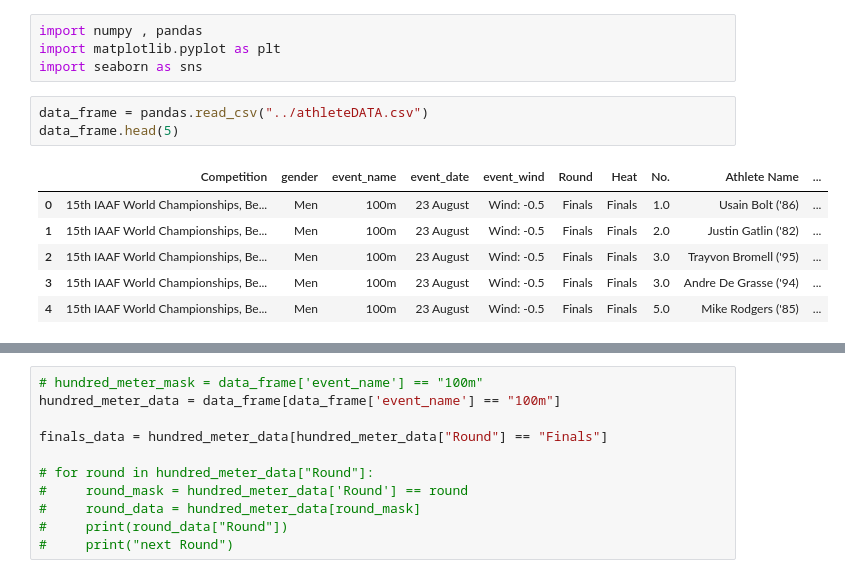
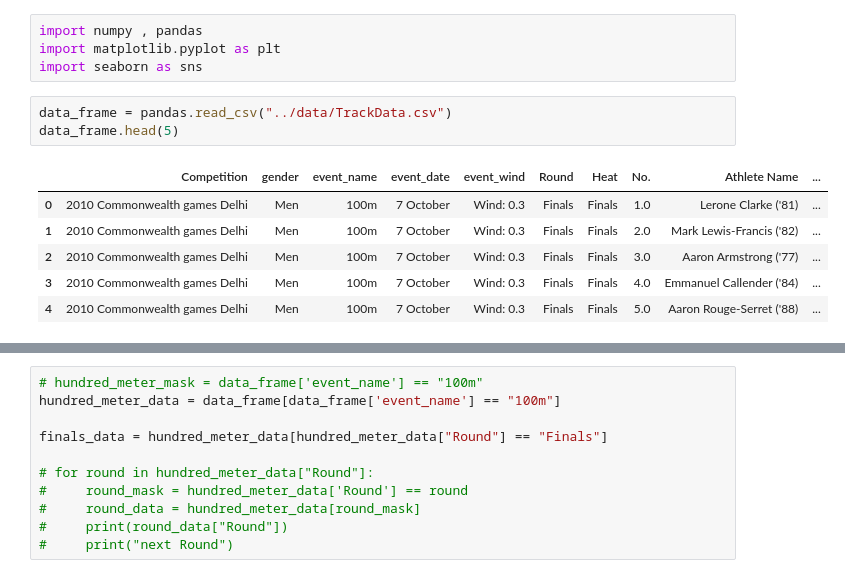
Before and after one commit to abhijit360/Webscraping-DataAnalysis, a Jupyter notebook: notebooks/visualisation.ipynb, the cells around one changed output, grey strips where cells are left out. Cells and saved outputs as stored; diff of their text form.

```diff
--- a/notebooks/visualisation.ipynb
+++ b/notebooks/visualisation.ipynb
@@ -3,12 +3,12 @@ import numpy , pandas
 import matplotlib.pyplot as plt
 import seaborn as sns
 # %%
-data_frame = pandas.read_csv("../athleteDATA.csv")
+data_frame = pandas.read_csv("../data/TrackData.csv")
 data_frame.head(5)
 # %% [output]
 |  | Competition | gender | event_name | event_date | event_wind | Round | Heat | No. | Athlete Name | ... |
-| 0 | 15th IAAF World Championships, Be... | Men | 100m | 23 August | Wind: -0.5 | Finals | Finals | 1.0 | Usain Bolt ('86) | ... |
-| 1 | 15th IAAF World Championships, Be... | Men | 100m | 23 August | Wind: -0.5 | Finals | Finals | 2.0 | Justin Gatlin ('82) | ... |
-| 2 | 15th IAAF World Championships, Be... | Men | 100m | 23 August | Wind: -0.5 | Finals | Finals | 3.0 | Trayvon Bromell ('95) | ... |
-| 3 | 15th IAAF World Championships, Be... | Men | 100m | 23 August | Wind: -0.5 | Finals | Finals | 3.0 | Andre De Grasse ('94) | ... |
-| 4 | 15th IAAF World Championships, Be... | Men | 100m | 23 August | Wind: -0.5 | Finals | Finals | 5.0 | Mike Rodgers ('85) | ... |
+| 0 | 2010 Commonwealth games Delhi | Men | 100m | 7 October | Wind: 0.3 | Finals | Finals | 1.0 | Lerone Clarke ('81) | ... |
+| 1 | 2010 Commonwealth games Delhi | Men | 100m | 7 October | Wind: 0.3 | Finals | Finals | 2.0 | Mark Lewis-Francis ('82) | ... |
+| 2 | 2010 Commonwealth games Delhi | Men | 100m | 7 October | Wind: 0.3 | Finals | Finals | 3.0 | Aaron Armstrong ('77) | ... |
+| 3 | 2010 Commonwealth games Delhi | Men | 100m | 7 October | Wind: 0.3 | Finals | Finals | 4.0 | Emmanuel Callender ('84) | ... |
+| 4 | 2010 Commonwealth games Delhi | Men | 100m | 7 October | Wind: 0.3 | Finals | Finals | 5.0 | Aaron Rouge-Serret ('88) | ... |
```
Also changed, not shown: parts of 1 cell of this notebook, 5 other files.
